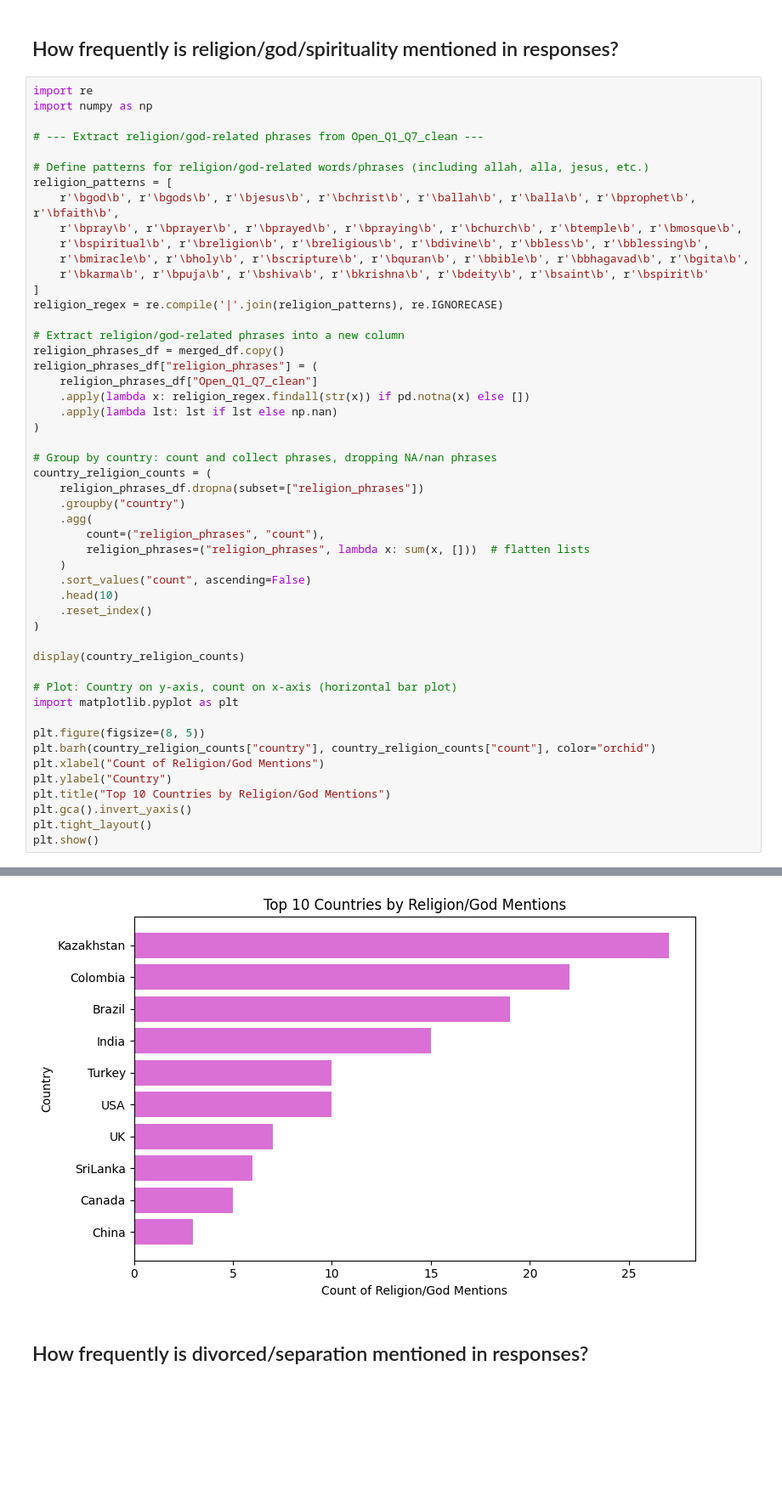
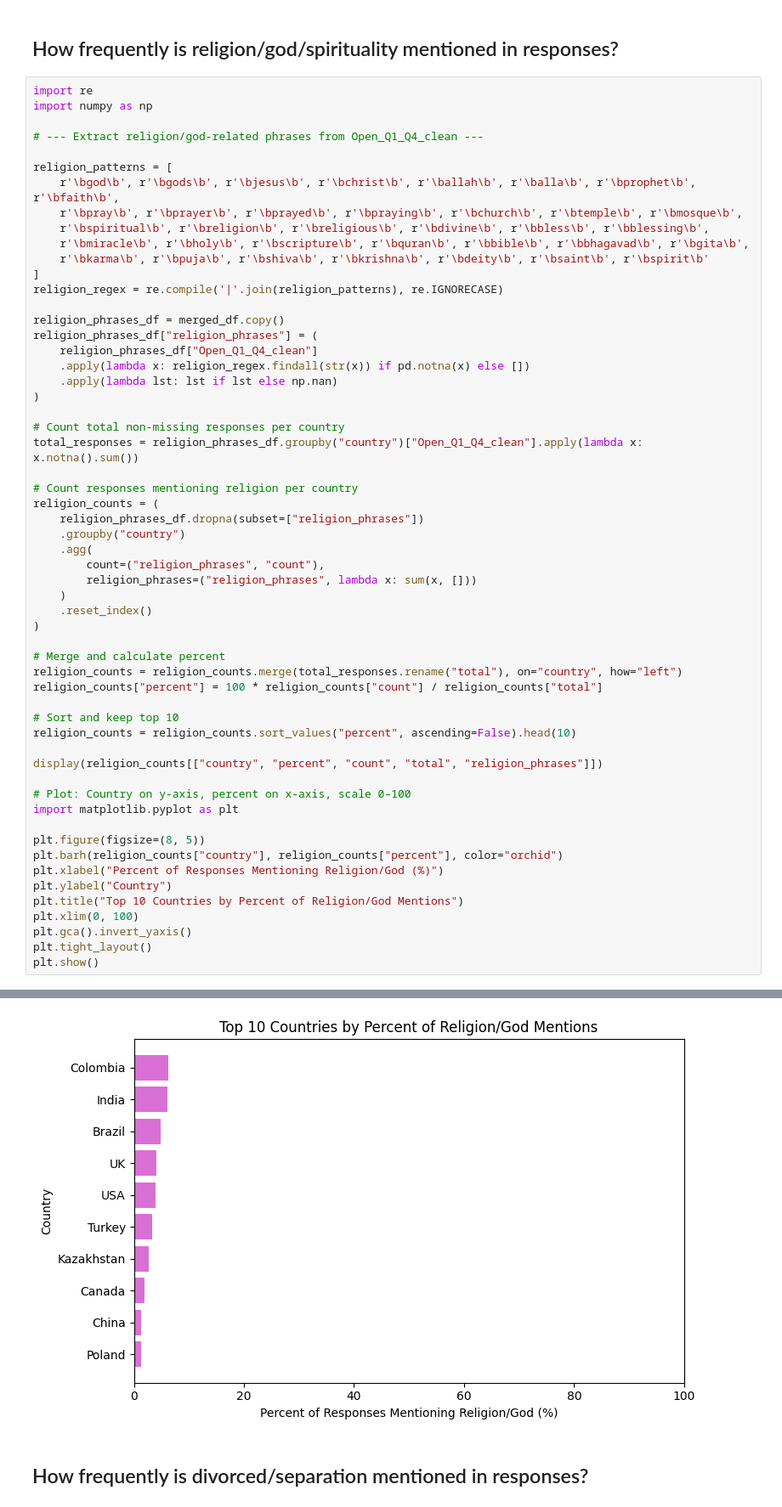
Before and after one commit to vvader24/WJC, a Jupyter notebook: Vinita/Study1_final.ipynb, the cells around one changed output, grey strips where cells are left out. Shown at 85% size. Cells and saved outputs as stored; diff of their text form; blank space fills up the shorter version.

```diff
--- a/Vinita/Study1_final.ipynb
+++ b/Vinita/Study1_final.ipynb
@@ -1268,9 +1274,8 @@ plt.show()
 import re
 import numpy as np
 
-# --- Extract religion/god-related phrases from Open_Q1_Q7_clean ---
+# --- Extract religion/god-related phrases from Open_Q1_Q4_clean ---
 
-# Define patterns for religion/god-related words/phrases (including allah, alla, jesus, etc.)
 religion_patterns = [
     r'\bgod\b', r'\bgods\b', r'\bjesus\b', r'\bchrist\b', r'\ballah\b', r'\balla\b', r'\bprophet\b', r'\bfaith\b',
     r'\bpray\b', r'\bprayer\b', r'\bprayed\b', r'\bpraying\b', r'\bchurch\b', r'\btemple\b', r'\bmosque\b',
@@ -1280,37 +1285,45 @@ religion_patterns = [
 ]
 religion_regex = re.compile('|'.join(religion_patterns), re.IGNORECASE)
 
-# Extract religion/god-related phrases into a new column
 religion_phrases_df = merged_df.copy()
 religion_phrases_df["religion_phrases"] = (
-    religion_phrases_df["Open_Q1_Q7_clean"]
+    religion_phrases_df["Open_Q1_Q4_clean"]
     .apply(lambda x: religion_regex.findall(str(x)) if pd.notna(x) else [])
     .apply(lambda lst: lst if lst else np.nan)
 )
 
-# Group by country: count and collect phrases, dropping NA/nan phrases
-country_religion_counts = (
+# Count total non-missing responses per country
+total_responses = religion_phrases_df.groupby("country")["Open_Q1_Q4_clean"].apply(lambda x: x.notna().sum())
+
+# Count responses mentioning religion per country
+religion_counts = (
     religion_phrases_df.dropna(subset=["religion_phrases"])
     .groupby("country")
     .agg(
         count=("religion_phrases", "count"),
-        religion_phrases=("religion_phrases", lambda x: sum(x, []))  # flatten lists
+        religion_phrases=("religion_phrases", lambda x: sum(x, []))
     )
-    .sort_values("count", ascending=False)
-    .head(10)
     .reset_index()
 )
 
-display(country_religion_counts)
+# Merge and calculate percent
+religion_counts = religion_counts.merge(total_responses.rename("total"), on="country", how="left")
+religion_counts["percent"] = 100 * religion_counts["count"] / religion_counts["total"]
 
-# Plot: Country on y-axis, count on x-axis (horizontal bar plot)
+# Sort and keep top 10
+religion_counts = religion_counts.sort_values("percent", ascending=False).head(10)
+
+display(religion_counts[["country", "percent", "count", "total", "religion_phrases"]])
+
+# Plot: Country on y-axis, percent on x-axis, scale 0–100
 import matplotlib.pyplot as plt
 
 plt.figure(figsize=(8, 5))
-plt.barh(country_religion_counts["country"], country_religion_counts["count"], color="orchid")
-plt.xlabel("Count of Religion/God Mentions")
+plt.barh(religion_counts["country"], religion_counts["percent"], color="orchid")
+plt.xlabel("Percent of Responses Mentioning Religion/God (%)")
 plt.ylabel("Country")
-plt.title("Top 10 Countries by Religion/God Mentions")
+plt.title("Top 10 Countries by Percent of Religion/God Mentions")
+plt.xlim(0, 100)
 plt.gca().invert_yaxis()
 plt.tight_layout()
 plt.show()
@@ -1329,4 +1342,4 @@ plt.show()
-[figure, old version]
+[figure, new version]
 # %% [markdown]
 ## How frequently is divorced/separation mentioned in responses?
 # %%
```
Also changed, not shown: parts of 7 cells of this notebook.
